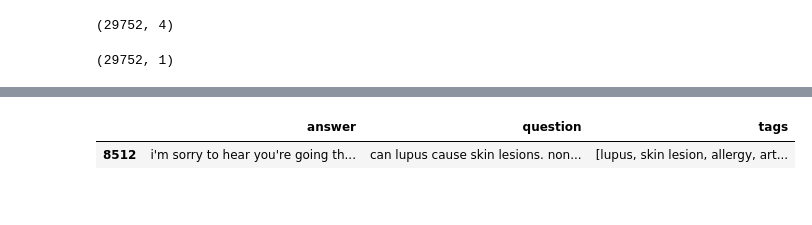
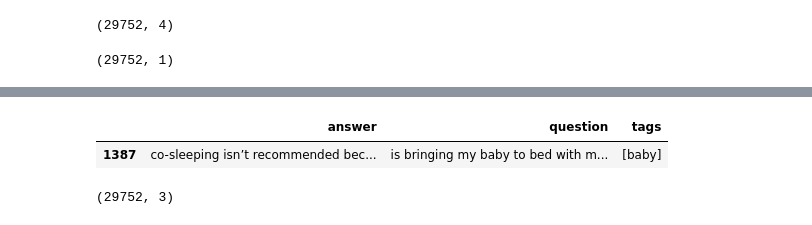
Before and after one commit to michaelwaheb/CIT690E-DeepLearning_Michael_Reda_191002, a Jupyter notebook: chatbot/model_v2.ipynb, the cells around one changed output, grey strips where cells are left out. Drawn from its saved outputs; the diff is of its cells as text; code cells hidden in the pictures.

```diff
--- a/chatbot/model_v2.ipynb
+++ b/chatbot/model_v2.ipynb
@@ -491,7 +491,7 @@ all_medical_df
 test_df = pd.DataFrame(all_medical_df["question"])
 test_df.columns = ['question1']
 
-test_df['question2']="in 1977 i had a pilonadil cyst removed. now i'm in a wheelchair and it has comeback. do i need surgery again?"
+test_df['question2']="i had fever and high tempreature?"
 test_df
 # %% [output]
 |  | question1 | question2 |
@@ -603,5 +599,9 @@ Eval.iloc[[8512]]
 # %%
-all_medical_df.iloc[[8512]]
+all_medical_df.iloc[[max_index]]
 # %% [output]
 |  | answer | question | tags |
-| 8512 | i'm sorry to hear you're going th... | can lupus cause skin lesions. non... | [lupus, skin lesion, allergy, art... |
+| 1387 | co-sleeping isn’t recommended bec... | is bringing my baby to bed with m... | [baby] |
+# %%
+all_medical_df.shape
+# %% [output]
+(29752, 3)
```
Also changed, not shown: parts of 6 cells of this notebook.
